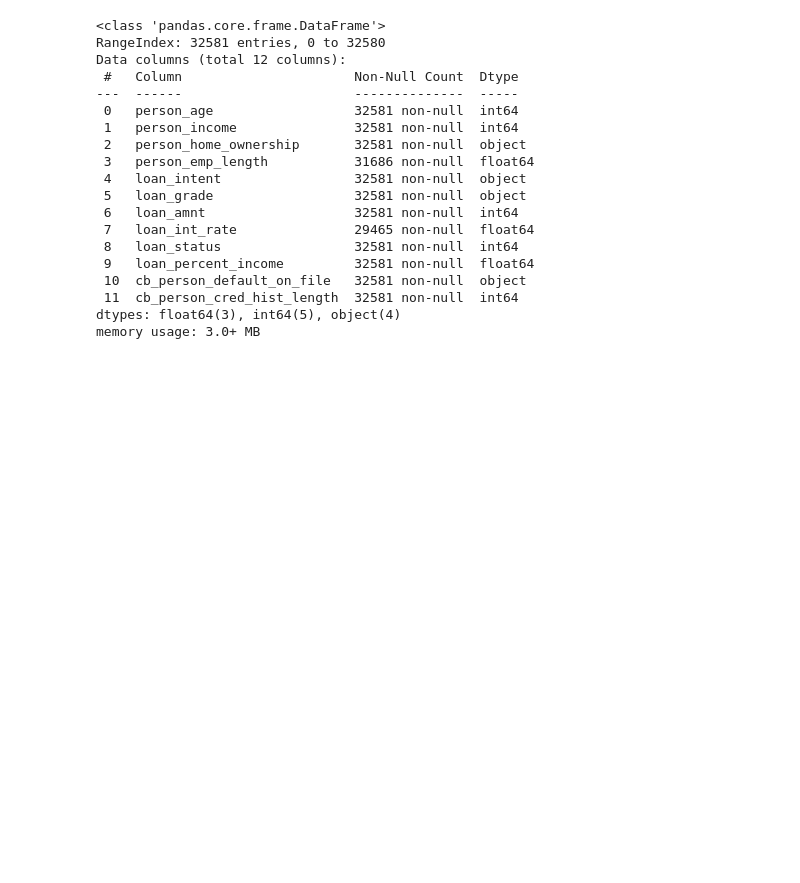
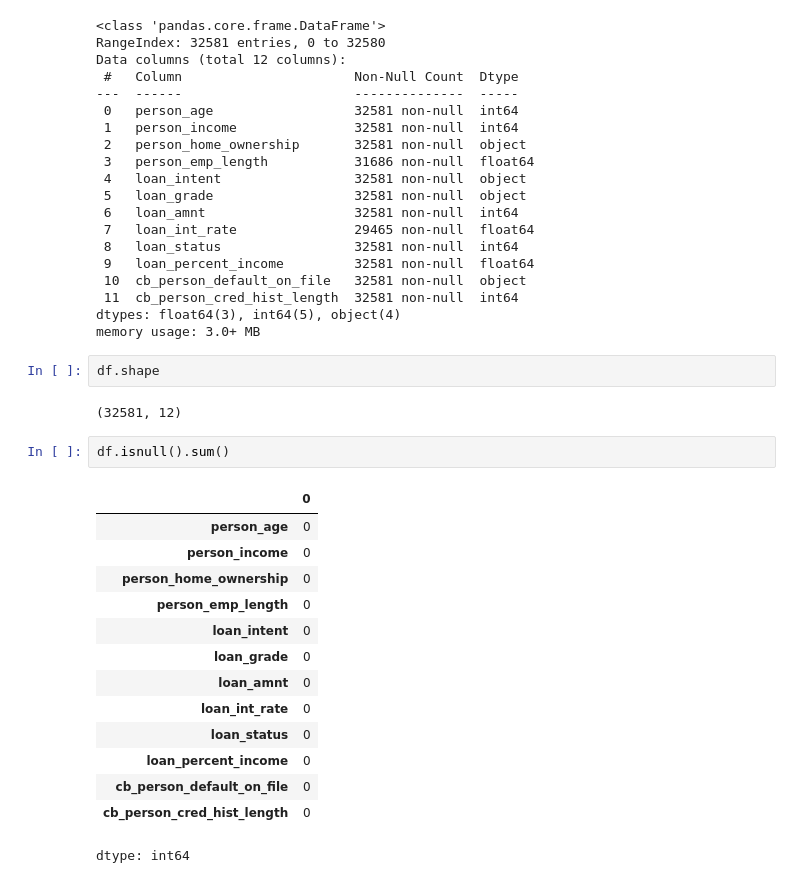
Before and after one commit to Monalisaturaka14/XGBOASTER-FOR-CREDIT-RISK-USING-MACHINE-MACHINNE-LEARNING, a Jupyter notebook: XGBOASTER_FOR_CREDIT_RISK_USING_MACHINE_LEARNING_ipynb.ipynb, the cells around one changed output. Saved outputs shown, nothing was run; the diff lists cells and outputs as text; blank space fills up the shorter version.

```diff
--- a/XGBOASTER_FOR_CREDIT_RISK_USING_MACHINE_LEARNING_ipynb.ipynb
+++ b/XGBOASTER_FOR_CREDIT_RISK_USING_MACHINE_LEARNING_ipynb.ipynb
@@ -79,3 +79,24 @@ Data columns (total 12 columns):
  11  cb_person_cred_hist_length  32581 non-null  int64
 dtypes: float64(3), int64(5), object(4)
 memory usage: 3.0+ MB
+# %%
+df.shape
+# %% [output]
+(32581, 12)
+# %%
+df.isnull().sum()
+# %% [output]
+|  | 0 |
+| person_age | 0 |
+| person_income | 0 |
+| person_home_ownership | 0 |
+| person_emp_length | 0 |
+| loan_intent | 0 |
+| loan_grade | 0 |
+| loan_amnt | 0 |
+| loan_int_rate | 0 |
+| loan_status | 0 |
+| loan_percent_income | 0 |
+| cb_person_default_on_file | 0 |
+| cb_person_cred_hist_length | 0 |
+dtype: int64
```
Also changed, not shown: parts of 13 cells of this notebook.
